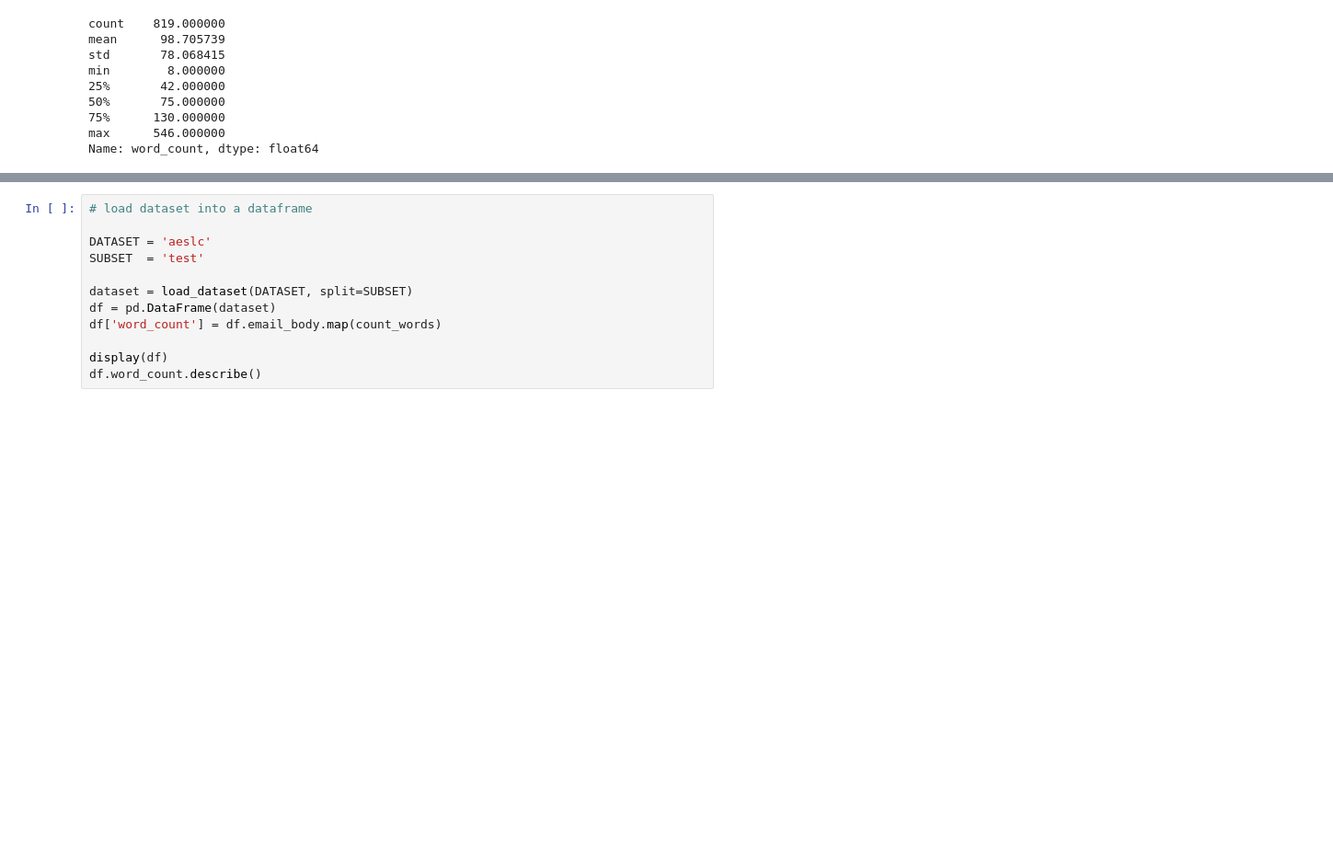
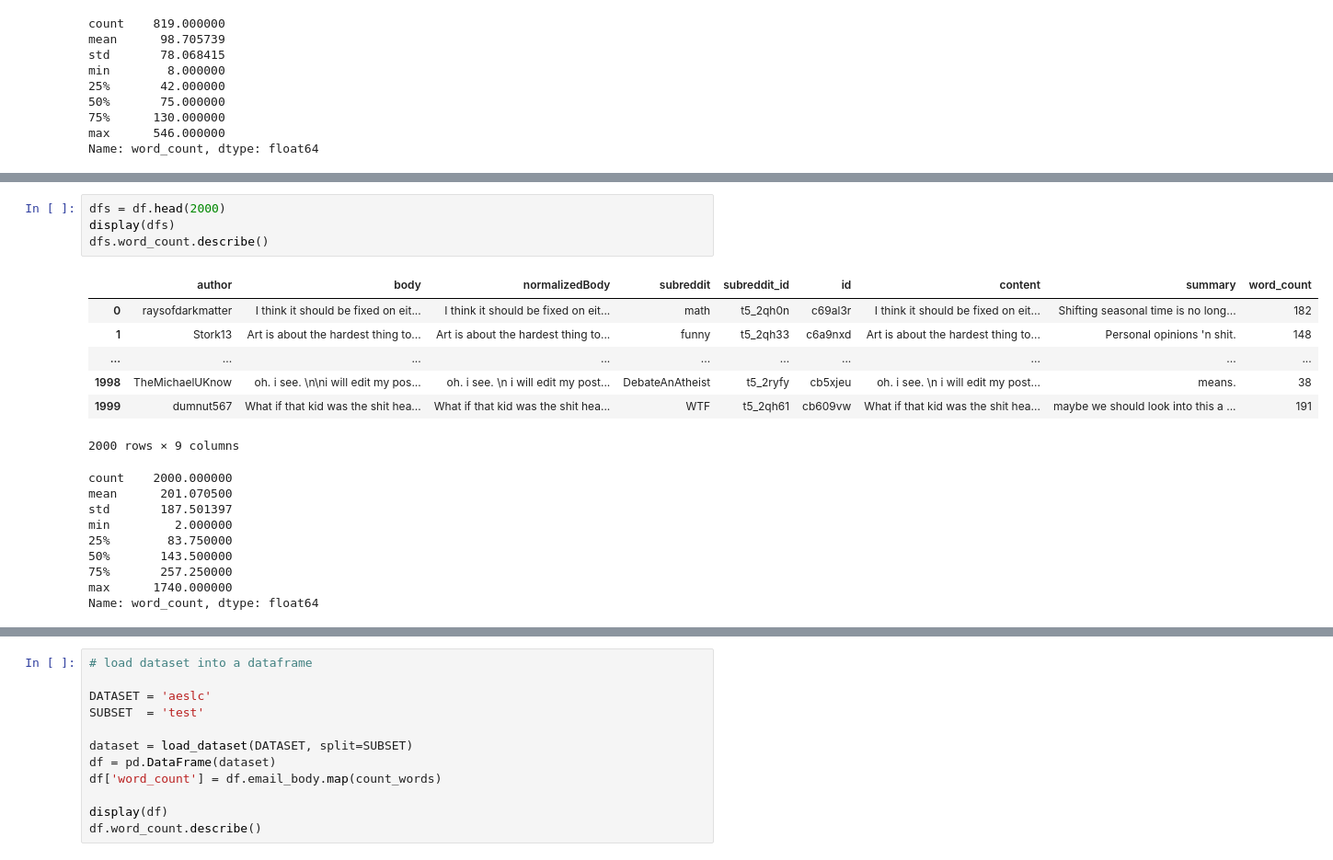
Before and after one commit to cfong32/key-sentence-extraction, a Jupyter notebook: exp20_datasets_word_counts.ipynb, the cells around one changed output, grey strips where cells are left out. Shown: that part at 92% size. Saved outputs shown, nothing was run; the diff lists cells and outputs as text; blank space fills up the shorter version.

```diff
--- a/exp20_datasets_word_counts.ipynb
+++ b/exp20_datasets_word_counts.ipynb
@@ -100,0 +138,21 @@ KeyboardInterrupt: ignored
+# %%
+dfs = df.head(2000)
+display(dfs)
+dfs.word_count.describe()
+# %% [output]
+|  | author | body | normalizedBody | subreddit | subreddit_id | id | content | summary | word_count |
+| 0 | raysofdarkmatter | I think it should be fixed on eit... | I think it should be fixed on eit... | math | t5_2qh0n | c69al3r | I think it should be fixed on eit... | Shifting seasonal time is no long... | 182 |
+| 1 | Stork13 | Art is about the hardest thing to... | Art is about the hardest thing to... | funny | t5_2qh33 | c6a9nxd | Art is about the hardest thing to... | Personal opinions 'n shit. | 148 |
+| ... | ... | ... | ... | ... | ... | ... | ... | ... | ... |
+| 1998 | TheMichaelUKnow | oh. i see. \n\ni will edit my pos... | oh. i see. \n i will edit my post... | DebateAnAtheist | t5_2ryfy | cb5xjeu | oh. i see. \n i will edit my post... | means. | 38 |
+| 1999 | dumnut567 | What if that kid was the shit hea... | What if that kid was the shit hea... | WTF | t5_2qh61 | cb609vw | What if that kid was the shit hea... | maybe we should look into this a ... | 191 |
+2000 rows × 9 columns
+count    2000.000000
+mean      201.070500
+std       187.501397
+min         2.000000
+25%        83.750000
+50%       143.500000
+75%       257.250000
+max      1740.000000
+Name: word_count, dtype: float64
```
Also changed, not shown: parts of 3 cells of this notebook.
